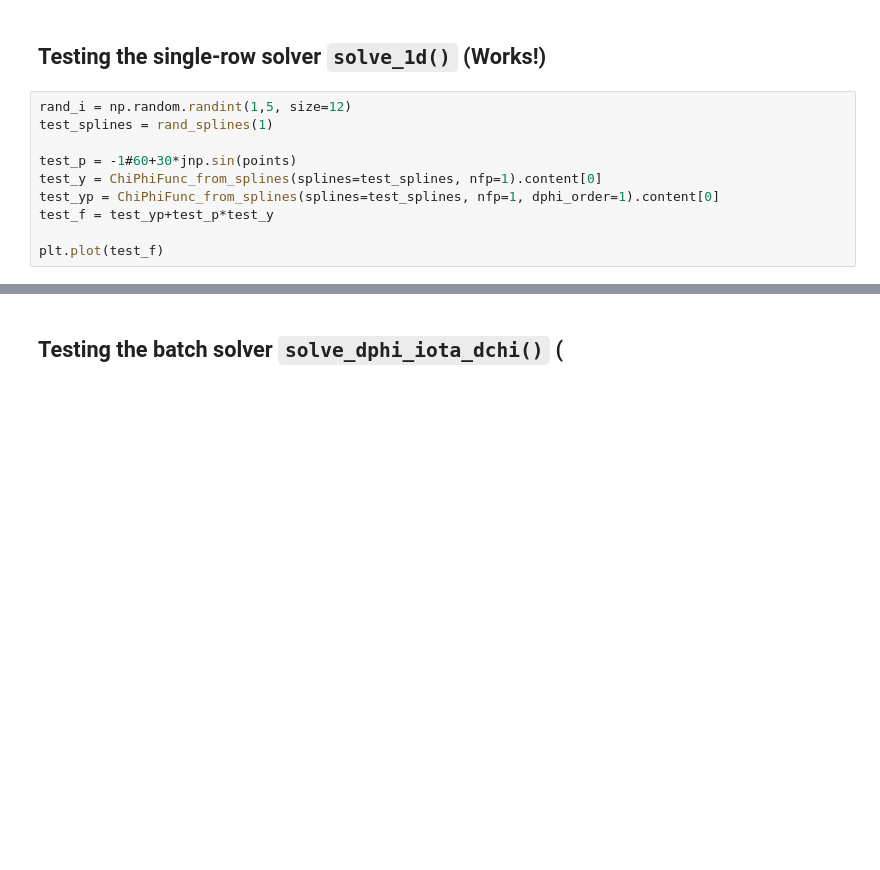
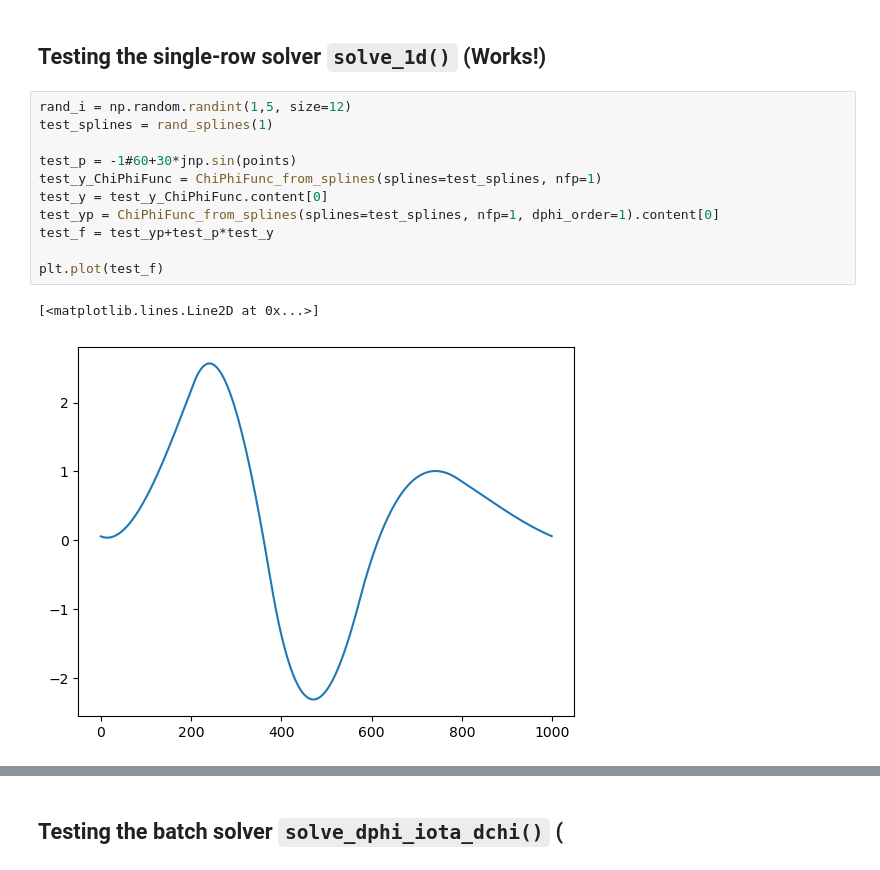
Before and after one commit to lankef/pyAQSC, a Jupyter notebook: examples/ChiPhiFunc test suite.ipynb, the cells around one changed output, grey strips where cells are left out. Saved outputs shown, nothing was run; the diff lists cells and outputs as text; blank space fills up the shorter version.

```diff
--- a/examples/ChiPhiFunc test suite.ipynb
+++ b/examples/ChiPhiFunc test suite.ipynb
@@ -596,13 +597,17 @@ compare_chiphifunc(guess, ans)
 # %%
 rand_i = np.random.randint(1,5, size=12)
 test_splines = rand_splines(1)
 
 test_p = -1#60+30*jnp.sin(points)
-test_y = ChiPhiFunc_from_splines(splines=test_splines, nfp=1).content[0]
+test_y_ChiPhiFunc = ChiPhiFunc_from_splines(splines=test_splines, nfp=1)
+test_y = test_y_ChiPhiFunc.content[0]
 test_yp = ChiPhiFunc_from_splines(splines=test_splines, nfp=1, dphi_order=1).content[0]
 test_f = test_yp+test_p*test_y
 
 plt.plot(test_f)
+# %% [output]
+[<matplotlib.lines.Line2D at 0x...>]
+[figure, added]
 # %%
 compare_chiphifunc(
     ChiPhiFunc_from_splines(splines=test_splines, nfp=1).dphi(),
```
Also changed, not shown: parts of 36 cells of this notebook, 37 other files.
